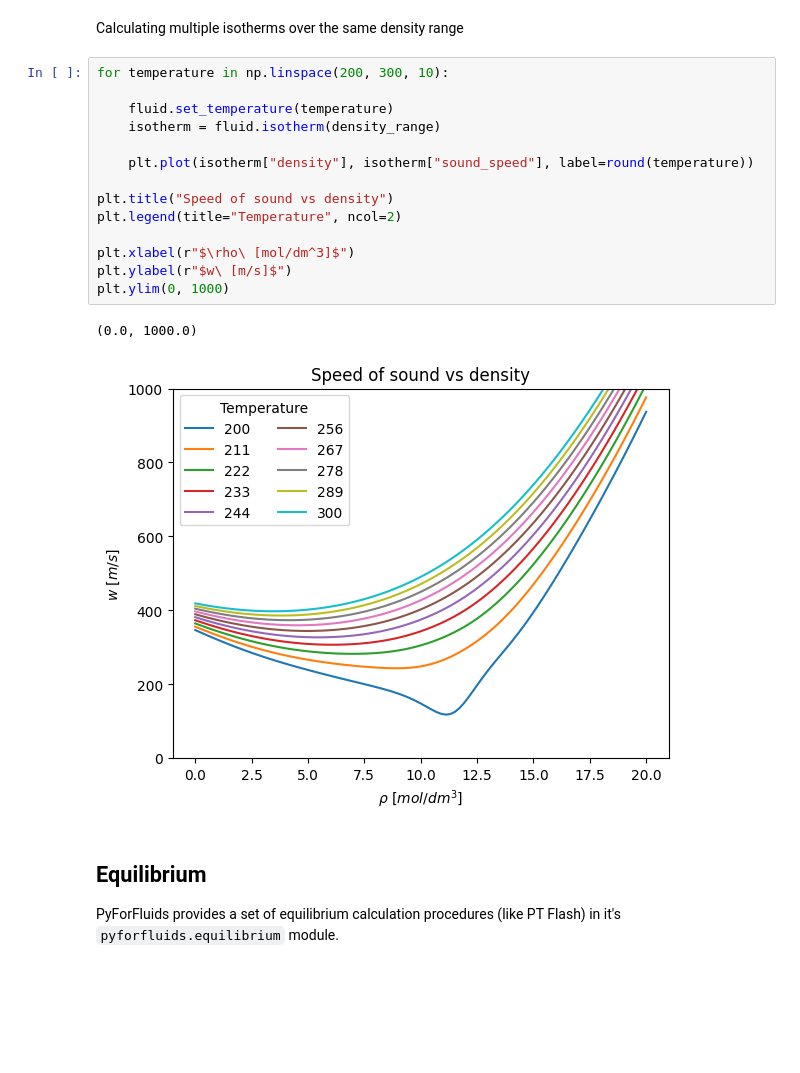
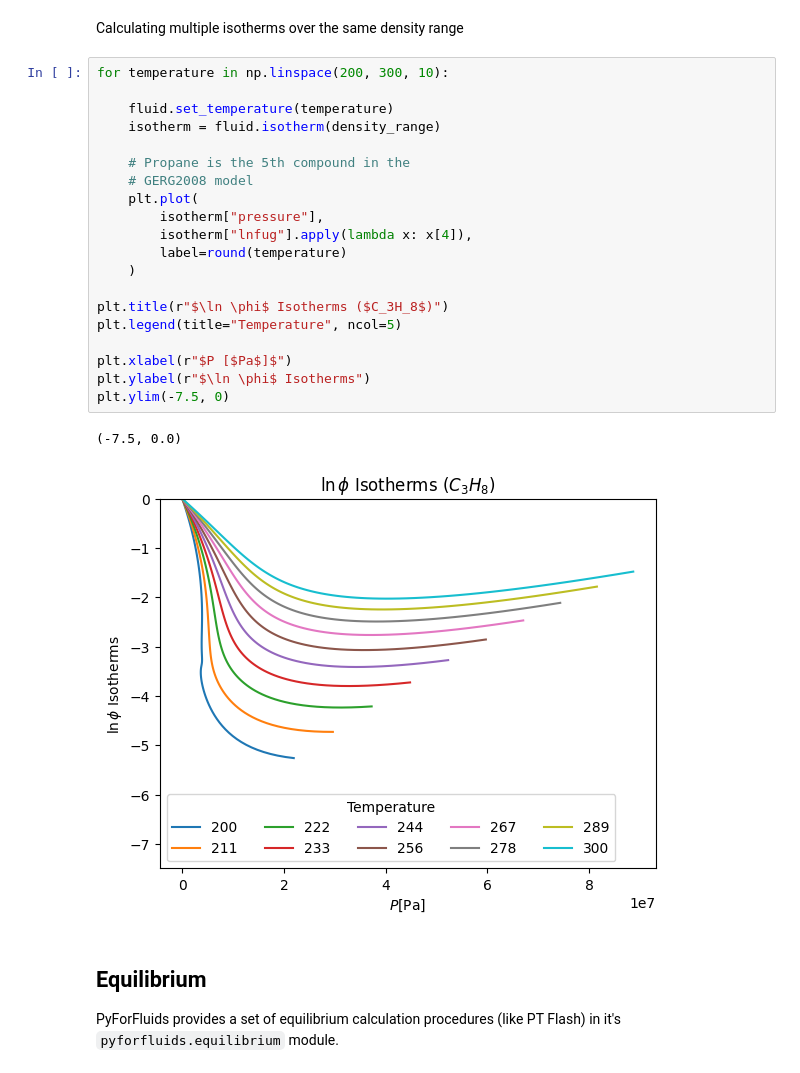
Before and after one commit to fedebenelli/PyForFluids, a Jupyter notebook: docs/source/tutorial.ipynb, the cells around one changed output. Drawn from its saved outputs; the diff is of its cells as text; blank space fills up the shorter version.

```diff
--- a/docs/source/tutorial.ipynb
+++ b/docs/source/tutorial.ipynb
@@ -139,20 +139,26 @@ Calculating multiple isotherms over the same density range
 # %%
 for temperature in np.linspace(200, 300, 10):
 
     fluid.set_temperature(temperature)
     isotherm = fluid.isotherm(density_range)
 
-    plt.plot(isotherm["density"], isotherm["sound_speed"], label=round(temperature))
+    # Propane is the 5th compound in the
+    # GERG2008 model
+    plt.plot(
+        isotherm["pressure"],
+        isotherm["lnfug"].apply(lambda x: x[4]),
+        label=round(temperature)
+    )
 
-plt.title("Speed of sound vs density")
-plt.legend(title="Temperature", ncol=2)
+plt.title(r"$\ln \phi$ Isotherms ($C_3H_8$)")
+plt.legend(title="Temperature", ncol=5)
 
-plt.xlabel(r"$\rho\ [mol/dm^3]$")
-plt.ylabel(r"$w\ [m/s]$")
-plt.ylim(0, 1000)
+plt.xlabel(r"$P [$Pa$]$")
+plt.ylabel(r"$\ln \phi$ Isotherms")
+plt.ylim(-7.5, 0)
 # %% [output]
-(0.0, 1000.0)
+(-7.5, 0.0)
-[figure, old version]
+[figure, new version]
 # %% [markdown]
 ## Equilibrium
 
```
Also changed, not shown: parts of 8 cells of this notebook, 3 other files.
